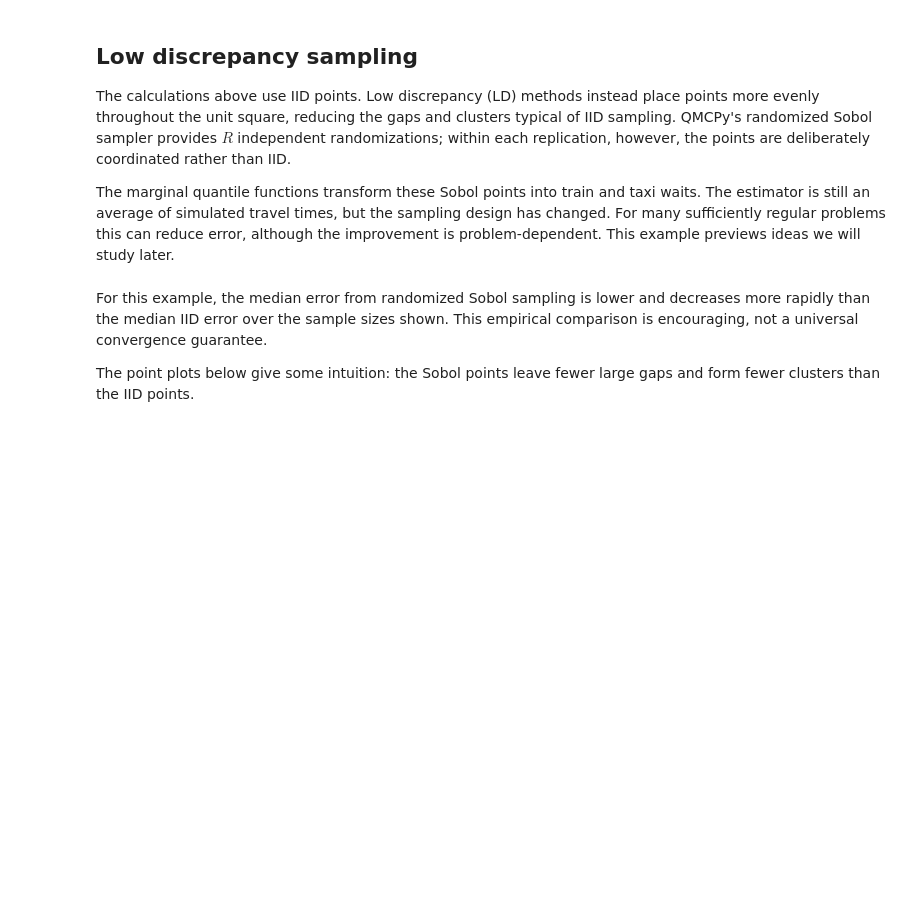
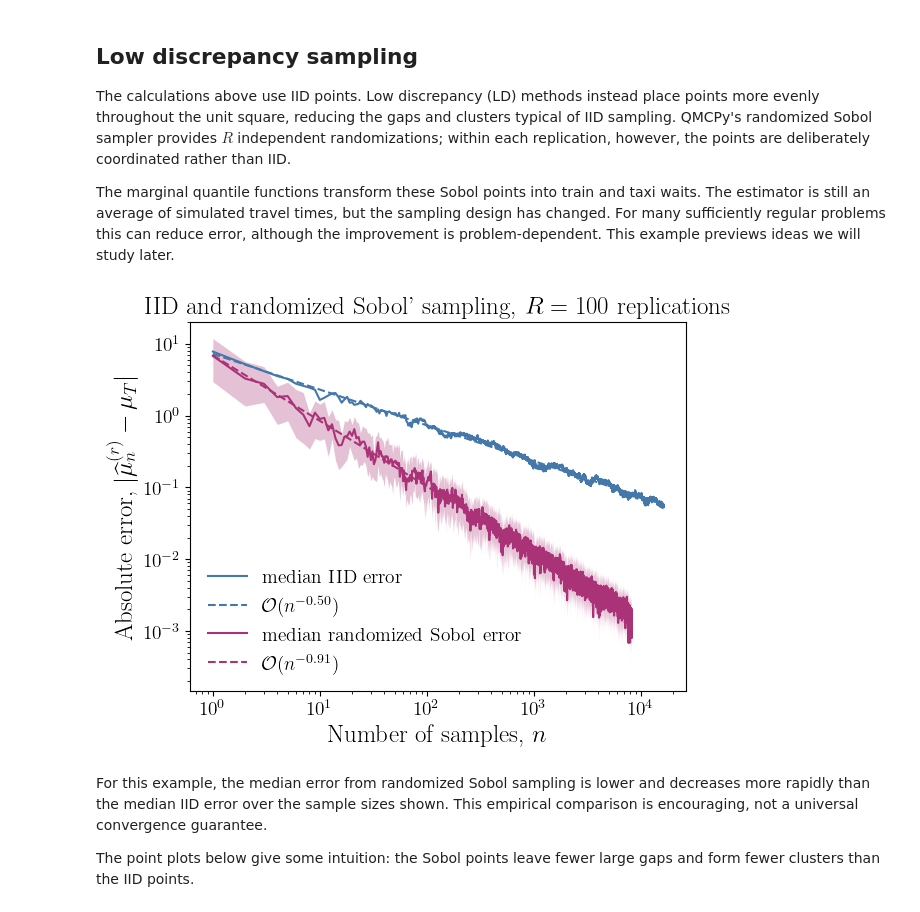
Before and after one commit to fjhickernell/MATH565Fall2026, a Jupyter notebook: notebooks/applications/AreWeThereYet.ipynb, the cells around one changed output. Drawn from its saved outputs; the diff is of its cells as text; code cells hidden in the pictures; blank space fills up the shorter version.

```diff
--- a/notebooks/applications/AreWeThereYet.ipynb
+++ b/notebooks/applications/AreWeThereYet.ipynb
@@ -591,29 +641,31 @@ The marginal quantile functions transform these Sobol points into train and taxi
 # %%
 n_LD_max = 2**13  #must be a power of 2
 n_LD_range = np.arange(1, n_LD_max+1)
 WaitingTimeSampler_LD_R = qp.ProductMeasure(
     sampler=qp.Sobol(dimension=2, replications=R),
     marginals=[wait_L_marginal, wait_taxi_marginal],
 )
 Wait_LD_R_samples = WaitingTimeSampler_LD_R(n_LD_max)
 W1_LD_R_samples = Wait_LD_R_samples[:, :, 0]
 W2_LD_R_samples = Wait_LD_R_samples[:, :, 1]
 T_LD_R_samples = T0 + Wait_LD_R_samples.sum(axis=2)  #generate R replications of travel-time samples
 sample_mean_T_LD_R_reps = np.cumsum(T_LD_R_samples, axis = 1) / n_LD_range   #compute the travel time sample means for all N replications
 error_sample_mean_T_LD = np.abs(true_mean_T - sample_mean_T_LD_R_reps)  #errors
 err_LD_bot = np.percentile(error_sample_mean_T_LD, bot_per, axis=0)
 err_LD_med = np.percentile(error_sample_mean_T_LD, 50, axis=0)
 err_LD_top = np.percentile(error_sample_mean_T_LD, top_per, axis=0)
 fig, ax = plt.subplots()
 ax.loglog(nrange,err_med, '-', color = colors["blue"], label="median IID error")
 cl.nbviz.plot_log_trend_line(ax,nrange,err_med,color=colors["blue"])
 ax.loglog(n_LD_range,err_LD_med, '-', color = colors["purple"], label="median randomized Sobol error")
 cl.nbviz.plot_log_trend_line(ax,n_LD_range,err_LD_med,color=colors["purple"])
 ax.fill_between(n_LD_range, err_LD_bot, err_LD_top, color = colors["purple"],alpha = 0.3, linewidth = 0)
 ax.set_xlabel(r"Number of samples, $n$")
 ax.set_ylabel(r"Absolute error, $|\widehat{\mu}^{(r)}_n-\mu_T|$")
-ax.set_title(f"IID and randomized Sobol sampling, $R={R}$ replications")
+ax.set_title(f"IID and randomized Sobol' sampling, $R={R}$ replications")
 plt.legend(frameon=False);
+# %% [output]
+[figure, added]
 # %% [markdown]
 For this example, the median error from randomized Sobol sampling is lower and decreases more rapidly than the median IID error over the sample sizes shown. This empirical comparison is encouraging, not a universal convergence guarantee.
 
```
Also changed, not shown: parts of 14 cells of this notebook.
